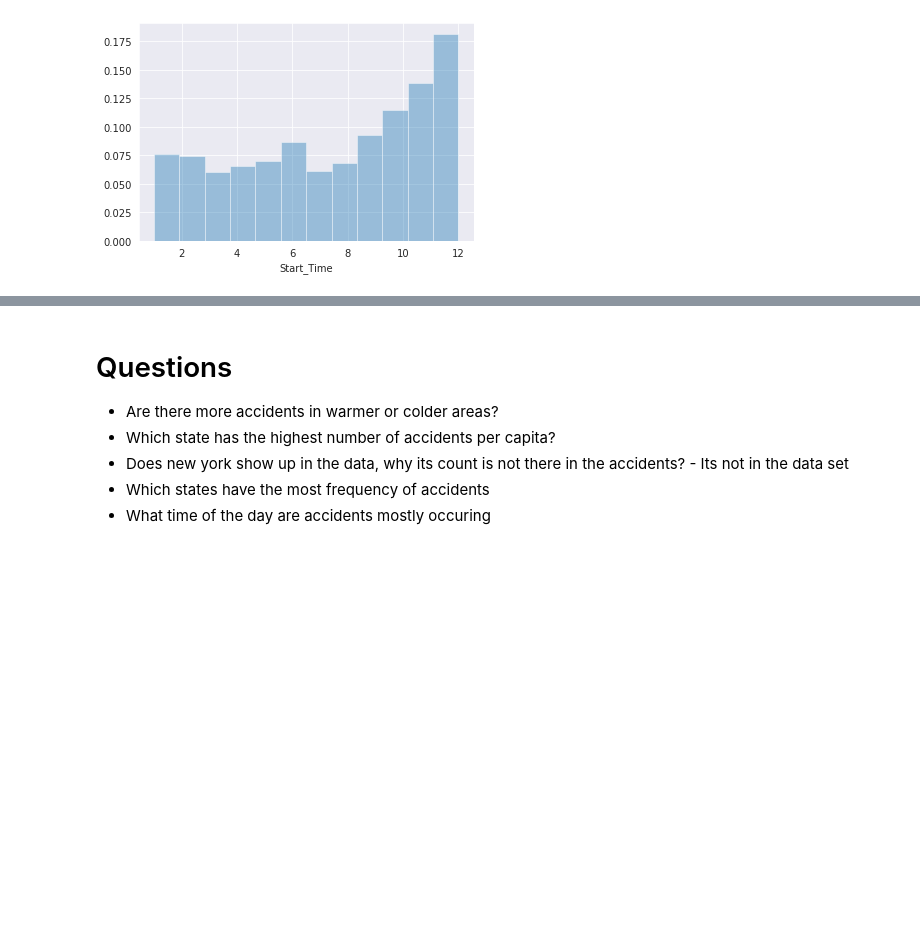
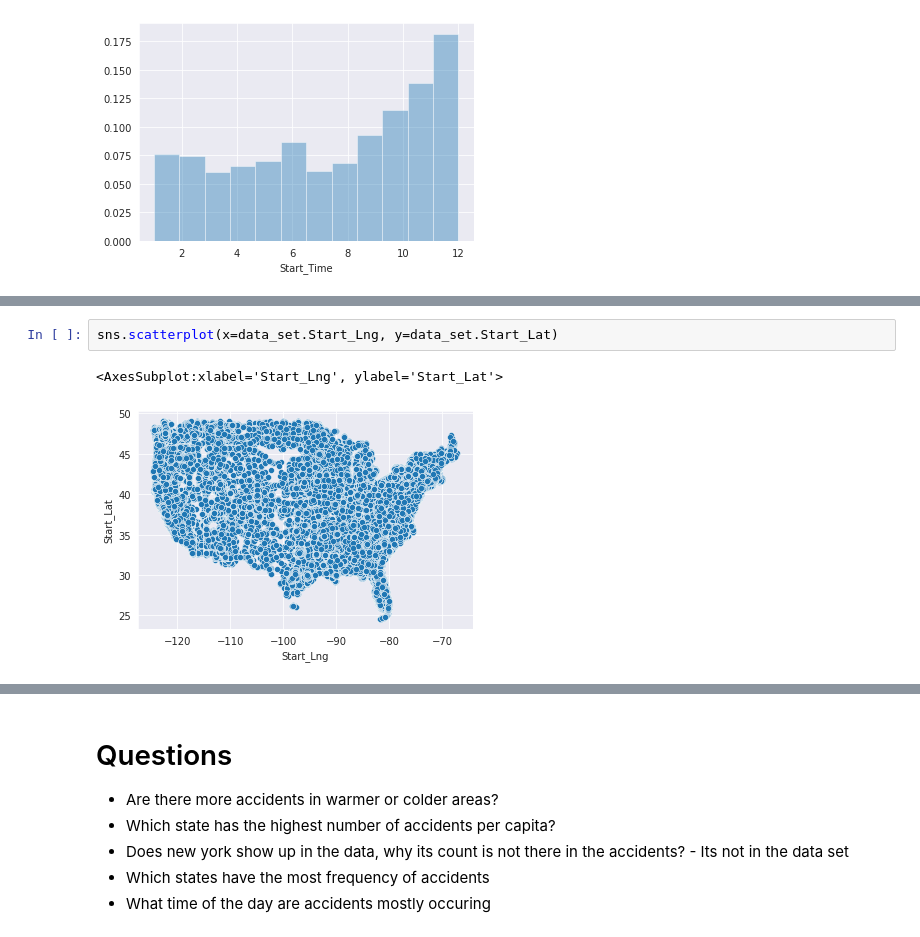
Before and after one commit to kevinlouisj/EDA_US_Accidents, a Jupyter notebook: us-accidents-eda.ipynb, the cells around one changed output, grey strips where cells are left out. Drawn from its saved outputs; the diff is of its cells as text; blank space fills up the shorter version.

```diff
--- a/us-accidents-eda.ipynb
+++ b/us-accidents-eda.ipynb
@@ -383,0 +448,5 @@ sns.distplot(data_set.Start_Time.dt.month, bins=12, kde=False, norm_hist=True)
+# %%
+sns.scatterplot(x=data_set.Start_Lng, y=data_set.Start_Lat)
+# %% [output]
+<AxesSubplot:xlabel='Start_Lng', ylabel='Start_Lat'>
+[figure, added]
```
Also changed, not shown: parts of 12 cells of this notebook.
